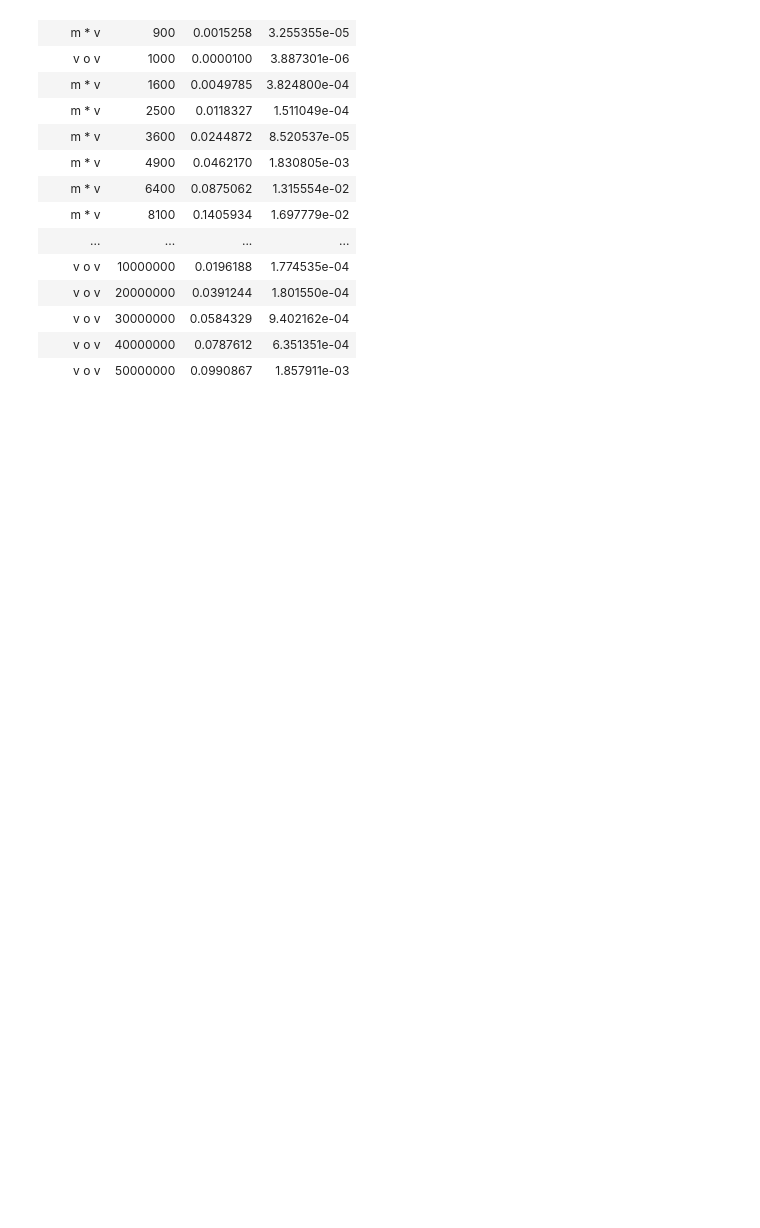
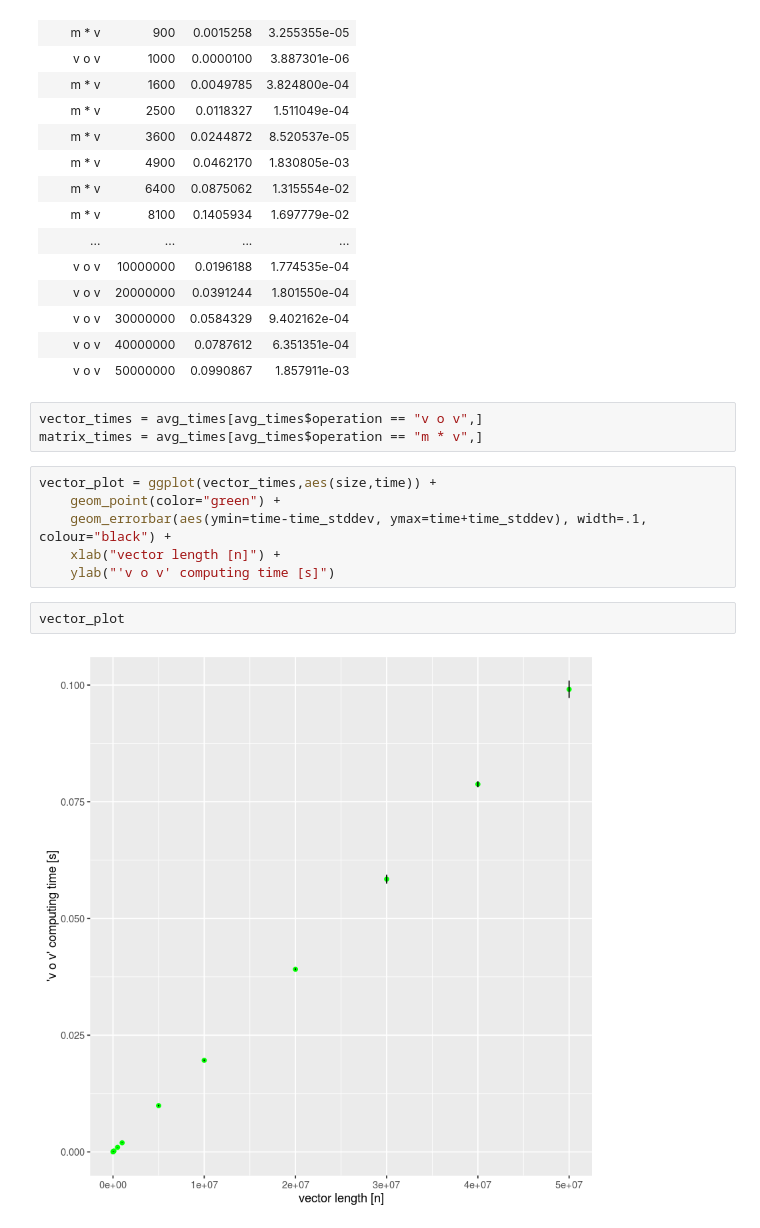
Before and after one commit to mszpyrka/MOWNIT-2018, a Jupyter notebook: zadanie4/zadanie4.ipynb, the cells around one changed output. Saved outputs shown, nothing was run; the diff lists cells and outputs as text; blank space fills up the shorter version.

Commit message:
Added visualization and model fitting to data from task 4

```diff
--- a/zadanie4/zadanie4.ipynb
+++ b/zadanie4/zadanie4.ipynb
@@ -93,3 +77,16 @@ avg_times
 | v o v | 30000000 | 0.0584329 | 9.402162e-04 |
 | v o v | 40000000 | 0.0787612 | 6.351351e-04 |
 | v o v | 50000000 | 0.0990867 | 1.857911e-03 |
+# %%
+vector_times = avg_times[avg_times$operation == "v o v",]
+matrix_times = avg_times[avg_times$operation == "m * v",]
+# %%
+vector_plot = ggplot(vector_times,aes(size,time)) +
+    geom_point(color="green") +
+    geom_errorbar(aes(ymin=time-time_stddev, ymax=time+time_stddev), width=.1, colour="black") +
+    xlab("vector length [n]") +
+    ylab("'v o v' computing time [s]")
+# %%
+vector_plot
+# %% [output]
+[figure, added]
```
Also changed, not shown: parts of 8 cells of this notebook.
